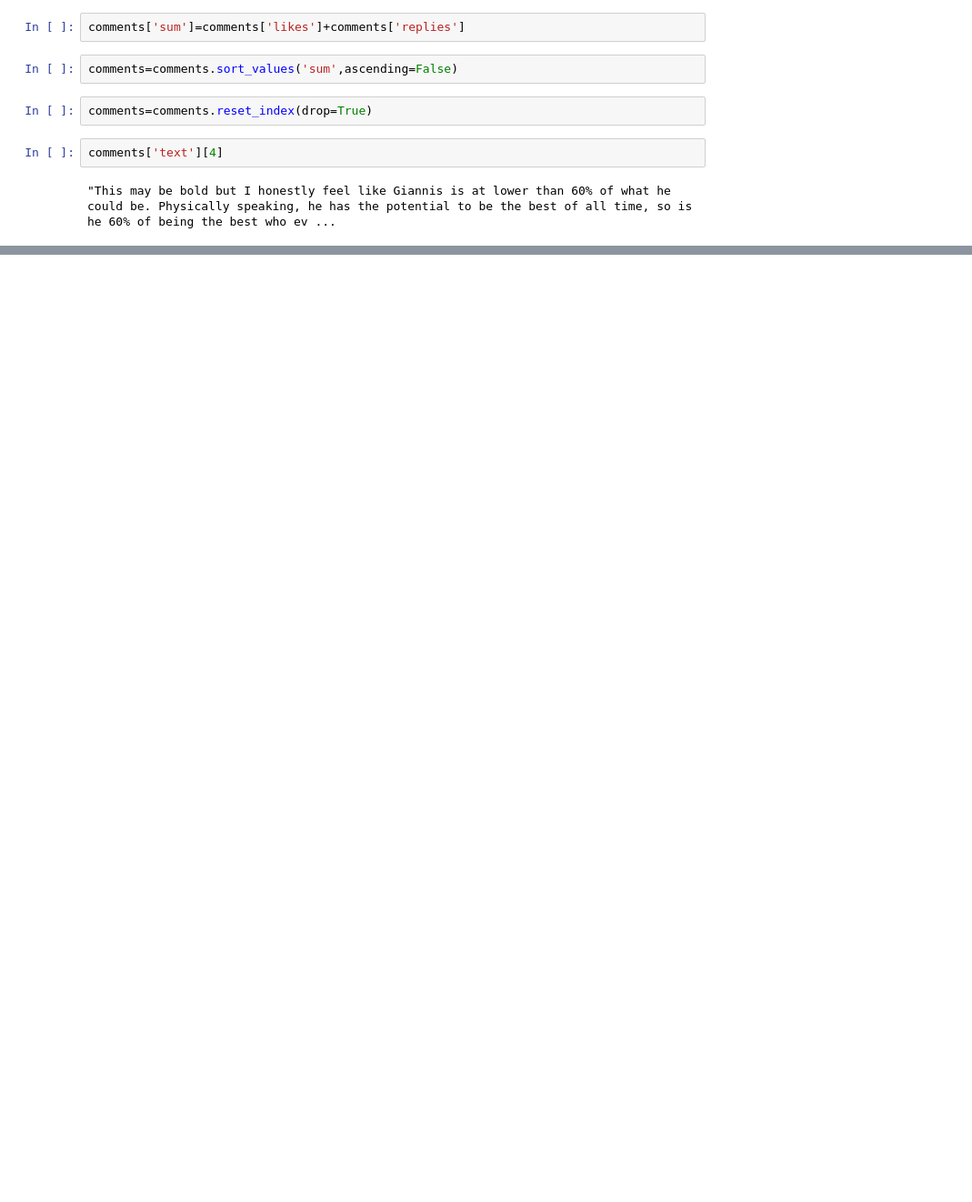
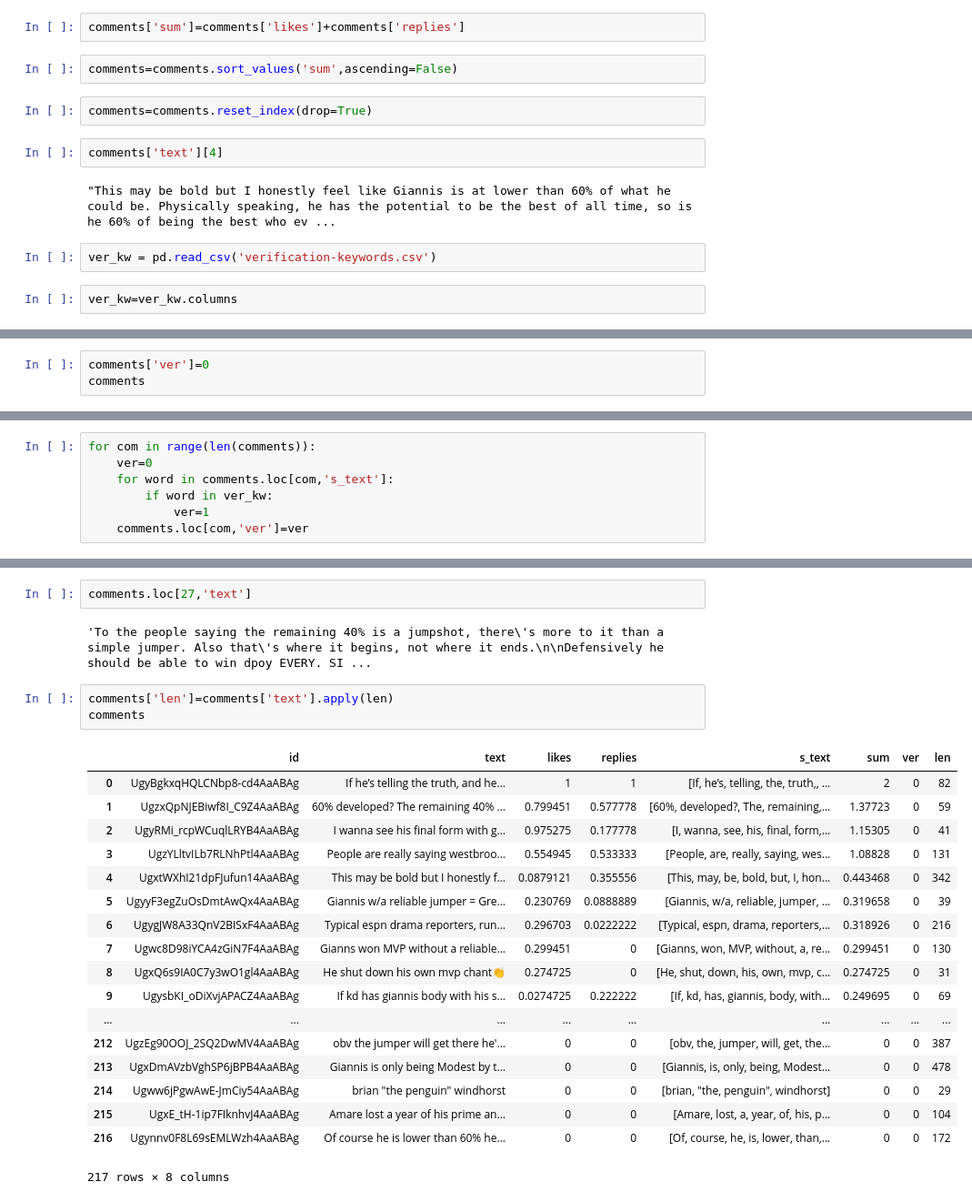
Before and after one commit to Dimosiaris/VerificationOrientedCommentDetectionHackathon, a Jupyter notebook: comment data.ipynb, the cells around one changed output, grey strips where cells are left out. Shown at 91% size. Drawn from its saved outputs; the diff is of its cells as text; blank space fills up the shorter version.

```diff
--- a/comment data.ipynb
+++ b/comment data.ipynb
@@ -96,3 +96,7 @@ comments=comments.reset_index(drop=True)
 comments['text'][4]
 # %% [output]
 "This may be bold but I honestly feel like Giannis is at lower than 60% of what he could be. Physically speaking, he has the potential to be the best of all time, so is he 60% of being the best who ev ...
+# %%
+ver_kw = pd.read_csv('verification-keywords.csv')
+# %%
+ver_kw=ver_kw.columns
@@ -98,0 +125,3 @@ comments['text'][4]
+# %%
+comments['ver']=0
+comments
@@ -98,0 +147,7 @@ comments['text'][4]
+# %%
+for com in range(len(comments)):
+    ver=0
+    for word in comments.loc[com,'s_text']:
+        if word in ver_kw:
+            ver=1
+    comments.loc[com,'ver']=ver
@@ -98,0 +175,26 @@ comments['text'][4]
+# %%
+comments.loc[27,'text']
+# %% [output]
+'To the people saying the remaining 40% is a jumpshot, there\'s more to it than a simple jumper. Also that\'s where it begins, not where it ends.\n\nDefensively he should be able to win dpoy EVERY. SI ...
+# %%
+comments['len']=comments['text'].apply(len)
+comments
+# %% [output]
+|  | id | text | likes | replies | s_text | sum | ver | len |
+| 0 | UgyBgkxqHQLCNbp8-cd4AaABAg | If he’s telling the truth, and he... | 1 | 1 | [If, he’s, telling, the, truth,, ... | 2 | 0 | 82 |
+| 1 | UgzxQpNJEBiwf8I_C9Z4AaABAg | 60% developed? The remaining 40% ... | 0.799451 | 0.577778 | [60%, developed?, The, remaining,... | 1.37723 | 0 | 59 |
+| 2 | UgyRMi_rcpWCuqlLRYB4AaABAg | I wanna see his final form with g... | 0.975275 | 0.177778 | [I, wanna, see, his, final, form,... | 1.15305 | 0 | 41 |
+| 3 | UgzYLltvILb7RLNhPtl4AaABAg | People are really saying westbroo... | 0.554945 | 0.533333 | [People, are, really, saying, wes... | 1.08828 | 0 | 131 |
+| 4 | UgxtWXhI21dpFJufun14AaABAg | This may be bold but I honestly f... | 0.0879121 | 0.355556 | [This, may, be, bold, but, I, hon... | 0.443468 | 0 | 342 |
+| 5 | UgyyF3egZuOsDmtAwQx4AaABAg | Giannis w/a reliable jumper = Gre... | 0.230769 | 0.0888889 | [Giannis, w/a, reliable, jumper, ... | 0.319658 | 0 | 39 |
+| 6 | UgygJW8A33QnV2BISxF4AaABAg | Typical espn drama reporters, run... | 0.296703 | 0.0222222 | [Typical, espn, drama, reporters,... | 0.318926 | 0 | 216 |
+| 7 | Ugwc8D98iYCA4zGiN7F4AaABAg | Gianns won MVP without a reliable... | 0.299451 | 0 | [Gianns, won, MVP, without, a, re... | 0.299451 | 0 | 130 |
+| 8 | UgxQ6s9IA0C7y3wO1gl4AaABAg | He shut down his own mvp chant👏 | 0.274725 | 0 | [He, shut, down, his, own, mvp, c... | 0.274725 | 0 | 31 |
+| 9 | UgysbKI_oDiXvjAPACZ4AaABAg | If kd has giannis body with his s... | 0.0274725 | 0.222222 | [If, kd, has, giannis, body, with... | 0.249695 | 0 | 69 |
+| ... | ... | ... | ... | ... | ... | ... | ... | ... |
+| 212 | UgzEg90OOJ_2SQ2DwMV4AaABAg | obv the jumper will get there he'... | 0 | 0 | [obv, the, jumper, will, get, the... | 0 | 0 | 387 |
+| 213 | UgxDmAVzbVghSP6jBPB4AaABAg | Giannis is only being Modest by t... | 0 | 0 | [Giannis, is, only, being, Modest... | 0 | 0 | 478 |
+| 214 | Ugww6jPgwAwE-JmCiy54AaABAg | brian "the penguin" windhorst | 0 | 0 | [brian, "the, penguin", windhorst] | 0 | 0 | 29 |
+| 215 | UgxE_tH-1ip7FIknhvJ4AaABAg | Amare lost a year of his prime an... | 0 | 0 | [Amare, lost, a, year, of, his, p... | 0 | 0 | 104 |
+| 216 | Ugynnv0F8L69sEMLWzh4AaABAg | Of course he is lower than 60% he... | 0 | 0 | [Of, course, he, is, lower, than,... | 0 | 0 | 172 |
+217 rows × 8 columns
```
Also changed, not shown: parts of 13 cells of this notebook.
